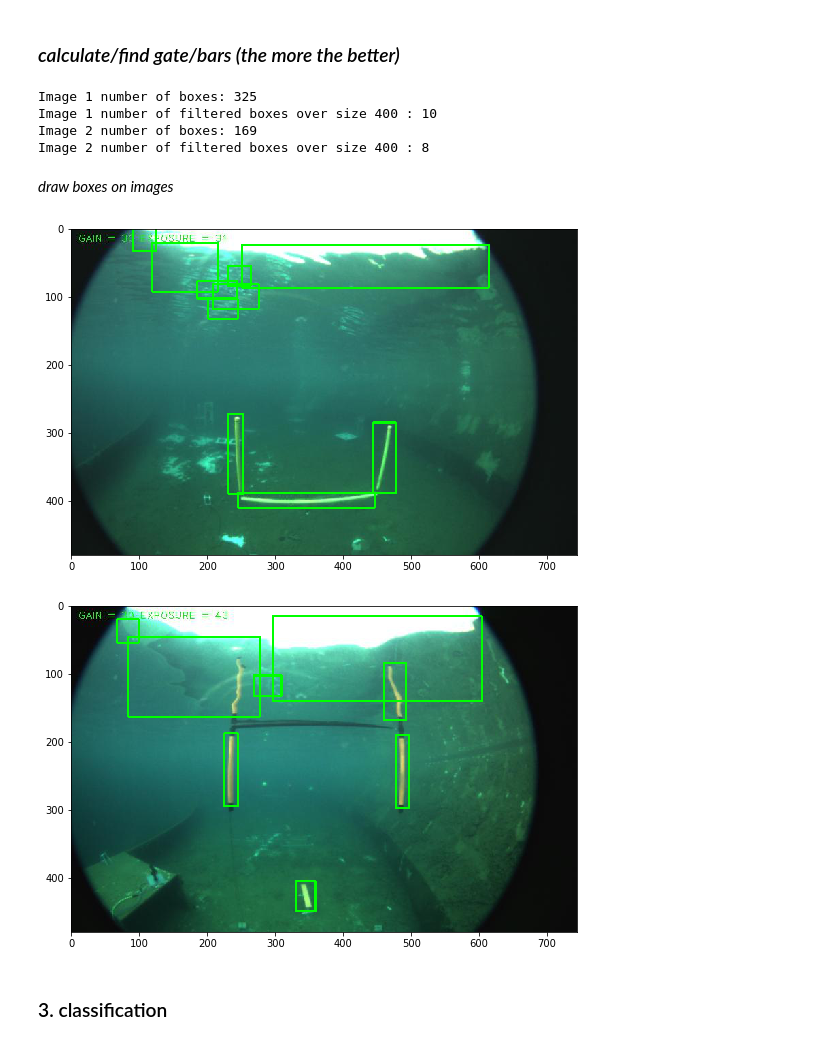
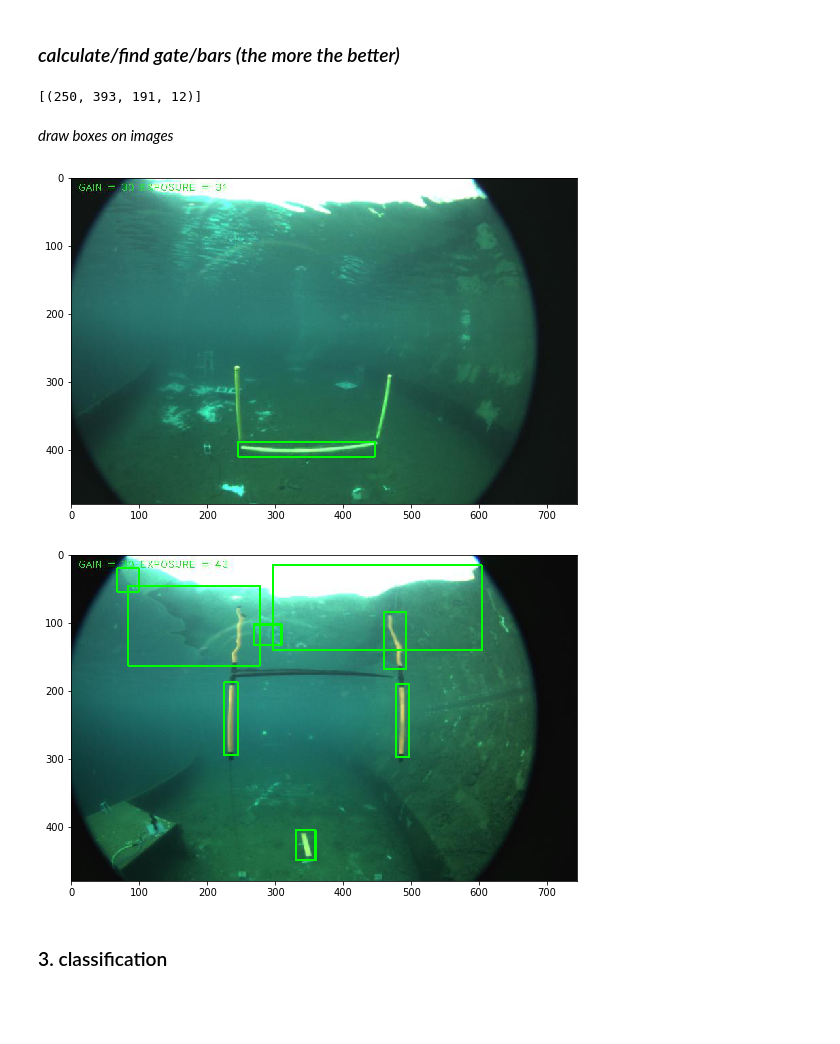
Before and after one commit to dannypadilla/gate-detection, a Jupyter notebook: jupyter/gate-detection-pipeline.ipynb, the cells around one changed output. Saved outputs shown, nothing was run; the diff lists cells and outputs as text; code cells hidden in the pictures; blank space fills up the shorter version.

```diff
--- a/jupyter/gate-detection-pipeline.ipynb
+++ b/jupyter/gate-detection-pipeline.ipynb
@@ -205,47 +206,45 @@ def draw_rectangles(img, img_rectangle_list, x_offset=0, y_offset=0):
 cpy1 = img1.copy()
 rgb1 = rgb1 = cv2.cvtColor(cpy1, cv2.COLOR_BGR2RGB)
 
+box_filter_size = 400
+
 img1_all_boxes = [cv2.boundingRect(c) for c in img1_contours]
 #img1_all_boxes = create_all_boxes(img1_contours) # doesn't work... idk why
-print("Image 1 number of boxes:", len(img1_all_boxes) )
+#print("Image 1 number of boxes:", len(img1_all_boxes) )
 
-box_filter_size = 400
 img1_filter_boxes = filter_boxes(img1_all_boxes, box_filter_size)
-print("Image 1 number of filtered boxes over size", box_filter_size, ":", len(img1_filter_boxes) )
+#print("Image 1 number of filtered boxes over size", box_filter_size, ":", len(img1_filter_boxes) )
 
-
-
+print(img1_filter_boxes[0])
 
 cpy2 = img2.copy()
 rgb2 = rgb2 = cv2.cvtColor(cpy2, cv2.COLOR_BGR2RGB)
 
 img2_all_boxes = [cv2.boundingRect(c) for c in img2_contours]
 #img2_all_boxes = create_all_boxes(img2_contours) # doesn't work... idk why
-print("Image 2 number of boxes:", len(img2_all_boxes) )
+#print("Image 2 number of boxes:", len(img2_all_boxes) )
 
 img2_filter_boxes = filter_boxes(img2_all_boxes, box_filter_size)
-print("Image 2 number of filtered boxes over size", box_filter_size, ":", len(img2_filter_boxes) )
+#print("Image 2 number of filtered boxes over size", box_filter_size, ":", len(img2_filter_boxes) )
 # %% [output]
-Image 1 number of boxes: 325
-Image 1 number of filtered boxes over size 400 : 10
-Image 2 number of boxes: 169
-Image 2 number of filtered boxes over size 400 : 8
+[(250, 393, 191, 12)]
 # %% [markdown]
 *draw boxes on images*
 # %%
-draw_rectangles(rgb1, img1_filter_boxes, 5, 5)
+draw_rectangles(rgb1, [img1_filter_boxes[1
+                                        ]], 5, 5)
 
 plt.figure(figsize=(10, 6) )
 plt.imshow(rgb1)
 plt.show()
 
 draw_rectangles(rgb2, img2_filter_boxes, 5, 5)
 
 plt.figure(figsize=(10, 6) )
 plt.imshow(rgb2)
 plt.show()
 # %% [output]
-[figure, old version]
+[figure, new version]
 [figure]
 # %% [markdown]
 ### 3. classification
```
Also changed, not shown: parts of 1 cell of this notebook.
